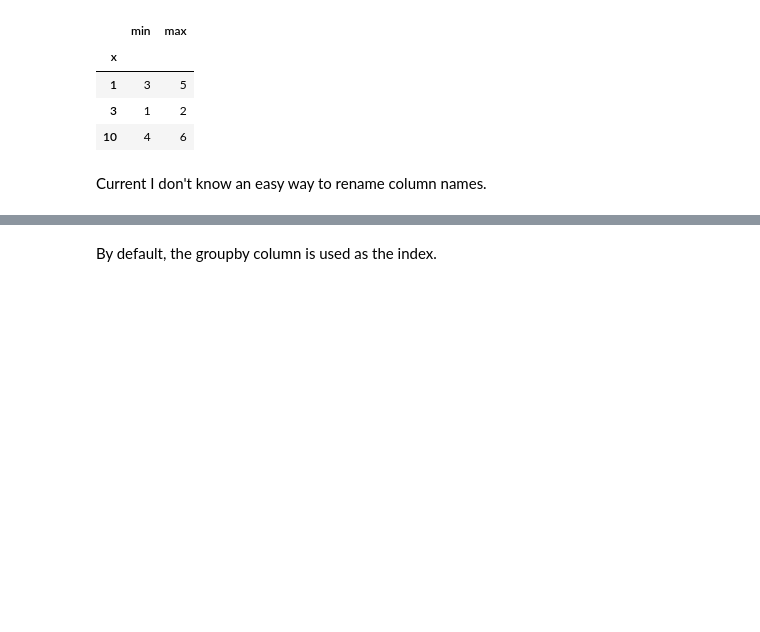
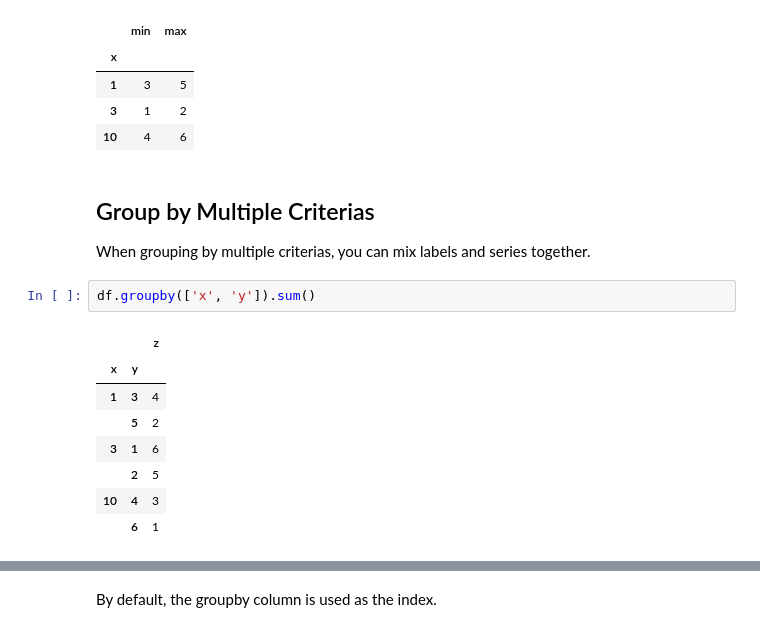
Before and after one commit to legendu-net/blog, a Jupyter notebook: misc/content/python-pandas-aggregation.ipynb, the cells around one changed output, grey strips where cells are left out. Drawn from its saved outputs; the diff is of its cells as text; blank space fills up the shorter version.

```diff
--- a/misc/content/python-pandas-aggregation.ipynb
+++ b/misc/content/python-pandas-aggregation.ipynb
@@ -193,5 +190,19 @@ df.groupby('x').y.agg(['min', 'max'])
 | 1 | 3 | 5 |
 | 3 | 1 | 2 |
 | 10 | 4 | 6 |
-# %% [markdown]
-Current I don't know an easy way to rename column names.
+# %% [markdown]
+## Group by Multiple Criterias
+
+When grouping by multiple criterias,
+you can mix labels and series together.
+# %%
+df.groupby(['x', 'y']).sum()
+# %% [output]
+|  |  | z |
+| x | y |  |
+| 1 | 3 | 4 |
+|  | 5 | 2 |
+| 3 | 1 | 6 |
+|  | 2 | 5 |
+| 10 | 4 | 3 |
+|  | 6 | 1 |
```
Also changed, not shown: parts of 11 cells of this notebook, 1 other file.
